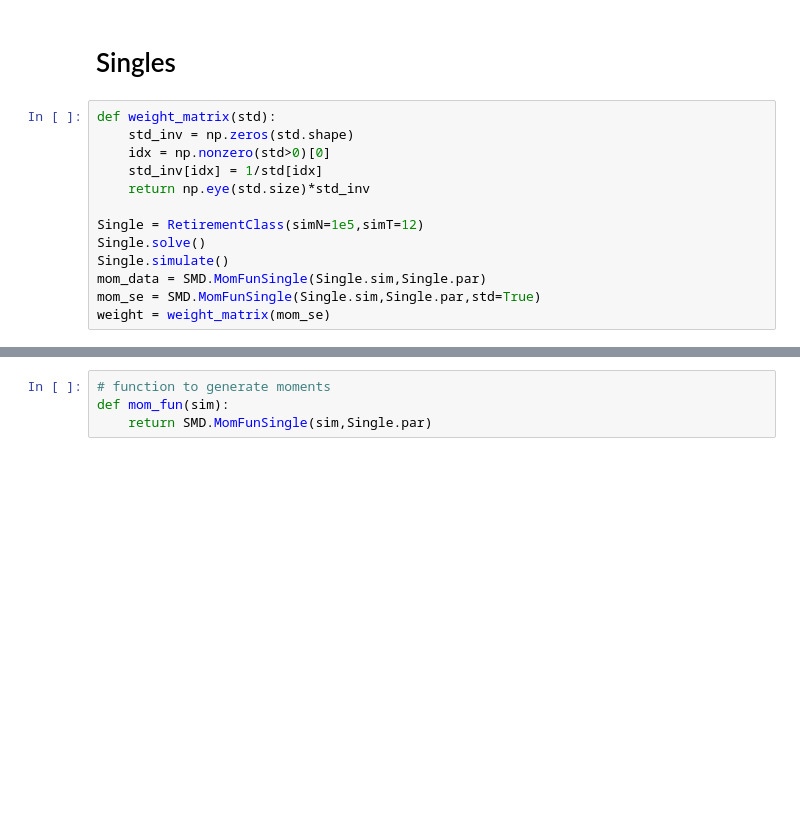
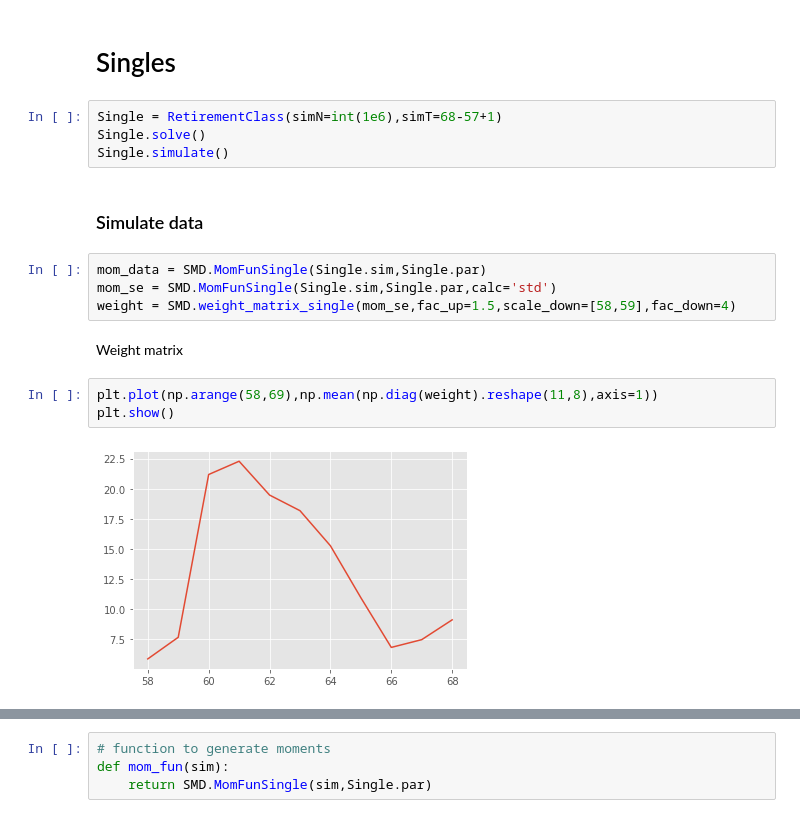
Before and after one commit to mathiassunesen/Speciale_retirement, a Jupyter notebook: Main/MSM_sim_data.ipynb, the cells around one changed output, grey strips where cells are left out. Cells and saved outputs as stored; diff of their text form; blank space fills up the shorter version.

```diff
--- a/Main/MSM_sim_data.ipynb
+++ b/Main/MSM_sim_data.ipynb
@@ -19,15 +20,19 @@ import numpy as np
 # %% [markdown]
 # Singles
-# %%
-def weight_matrix(std):
-    std_inv = np.zeros(std.shape)
-    idx = np.nonzero(std>0)[0]
-    std_inv[idx] = 1/std[idx]
-    return np.eye(std.size)*std_inv
-
-Single = RetirementClass(simN=1e5,simT=12)
-Single.solve()
-Single.simulate()
-mom_data = SMD.MomFunSingle(Single.sim,Single.par)
-mom_se = SMD.MomFunSingle(Single.sim,Single.par,std=True)
-weight = weight_matrix(mom_se)
+# %%
+Single = RetirementClass(simN=int(1e6),simT=68-57+1)
+Single.solve()
+Single.simulate()
+# %% [markdown]
+### Simulate data
+# %%
+mom_data = SMD.MomFunSingle(Single.sim,Single.par)
+mom_se = SMD.MomFunSingle(Single.sim,Single.par,calc='std')
+weight = SMD.weight_matrix_single(mom_se,fac_up=1.5,scale_down=[58,59],fac_down=4)
+# %% [markdown]
+Weight matrix
+# %%
+plt.plot(np.arange(58,69),np.mean(np.diag(weight).reshape(11,8),axis=1))
+plt.show()
+# %% [output]
+[figure, added]
```
Also changed, not shown: parts of 165 cells of this notebook, 13 other files.
